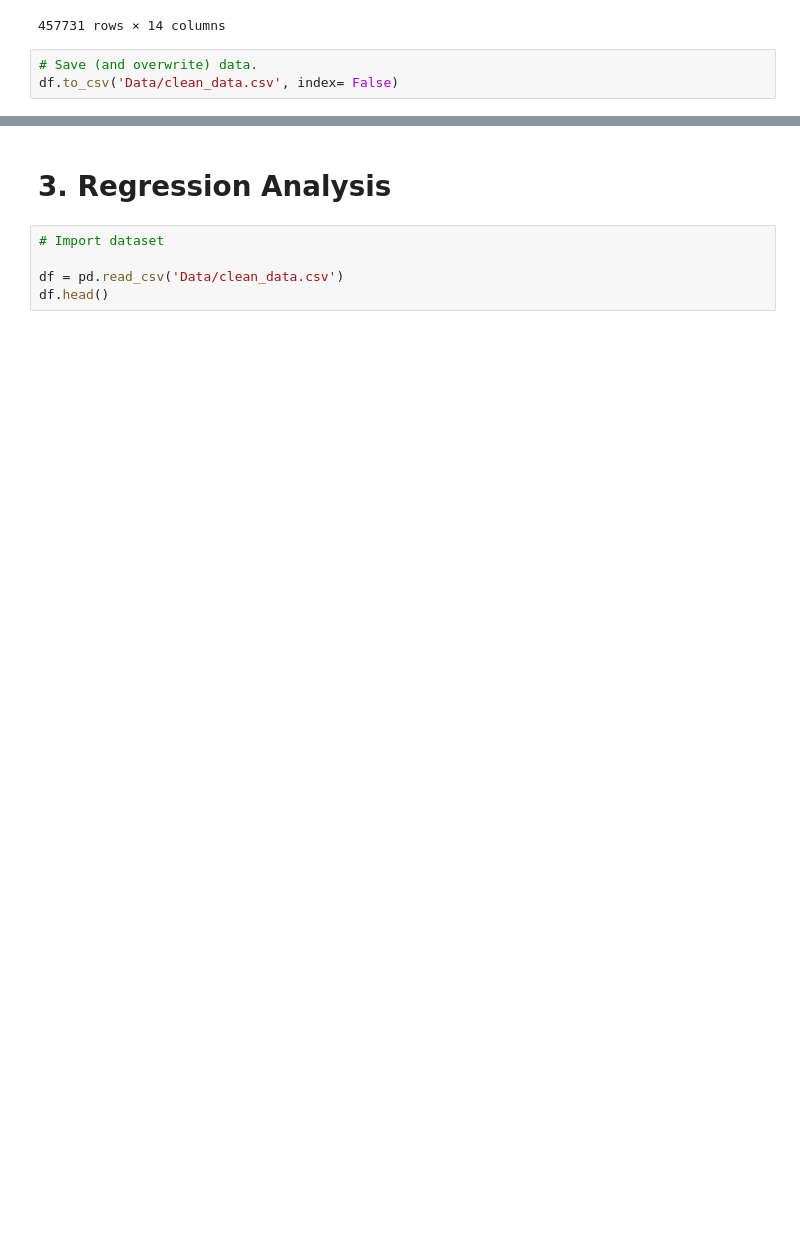
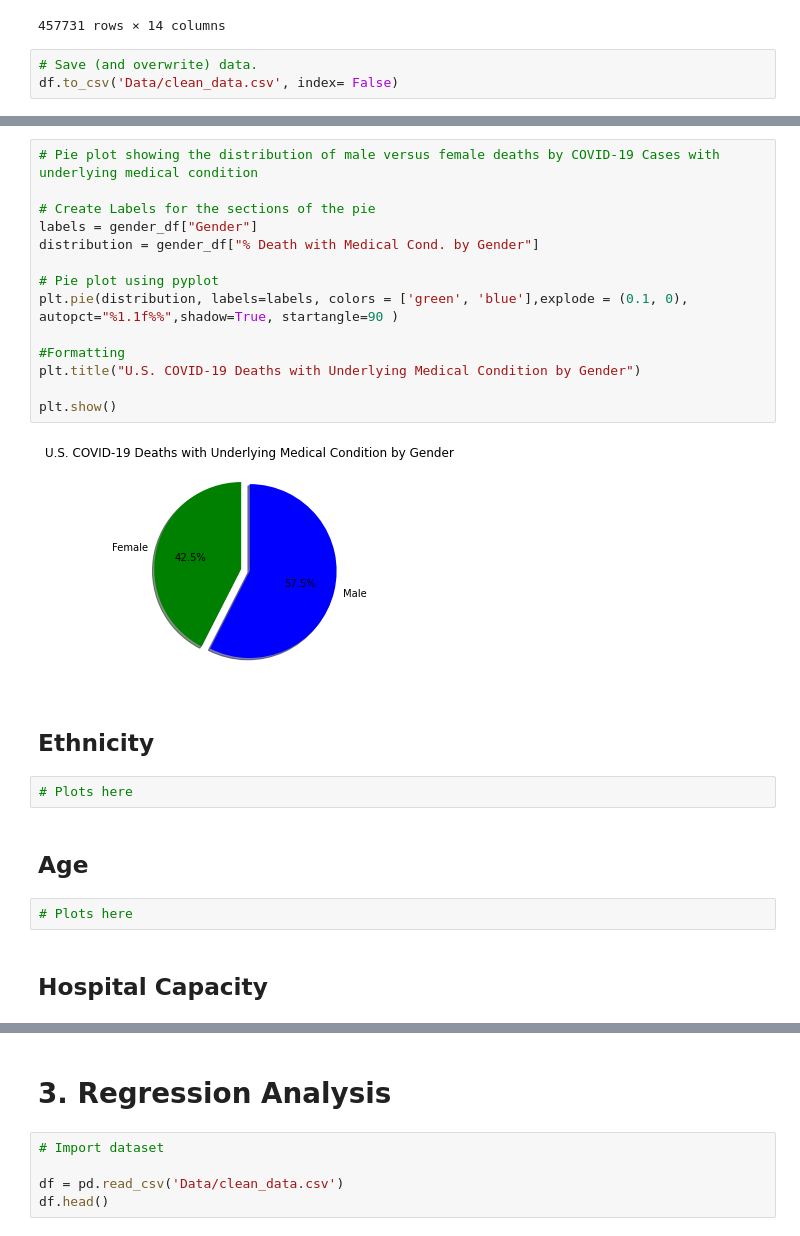
Before and after one commit to hjfeldy/Covid, a Jupyter notebook: Presentation Notebook.ipynb, the cells around one changed output, grey strips where cells are left out. Cells and saved outputs as stored; diff of their text form; blank space fills up the shorter version.

```diff
--- a/Presentation Notebook.ipynb
+++ b/Presentation Notebook.ipynb
@@ -220,0 +299,26 @@ df.to_csv('Data/clean_data.csv', index= False)
+# %%
+# Pie plot showing the distribution of male versus female deaths by COVID-19 Cases with underlying medical condition
+
+# Create Labels for the sections of the pie
+labels = gender_df["Gender"]
+distribution = gender_df["% Death with Medical Cond. by Gender"]
+
+# Pie plot using pyplot
+plt.pie(distribution, labels=labels, colors = ['green', 'blue'],explode = (0.1, 0), autopct="%1.1f%%",shadow=True, startangle=90 )
+
+#Formatting
+plt.title("U.S. COVID-19 Deaths with Underlying Medical Condition by Gender")
+
+plt.show()
+# %% [output]
+[figure, added]
+# %% [markdown]
+## Ethnicity
+# %%
+# Plots here
+# %% [markdown]
+## Age
+# %%
+# Plots here
+# %% [markdown]
+## Hospital Capacity
```
Also changed, not shown: parts of 10 cells of this notebook.
